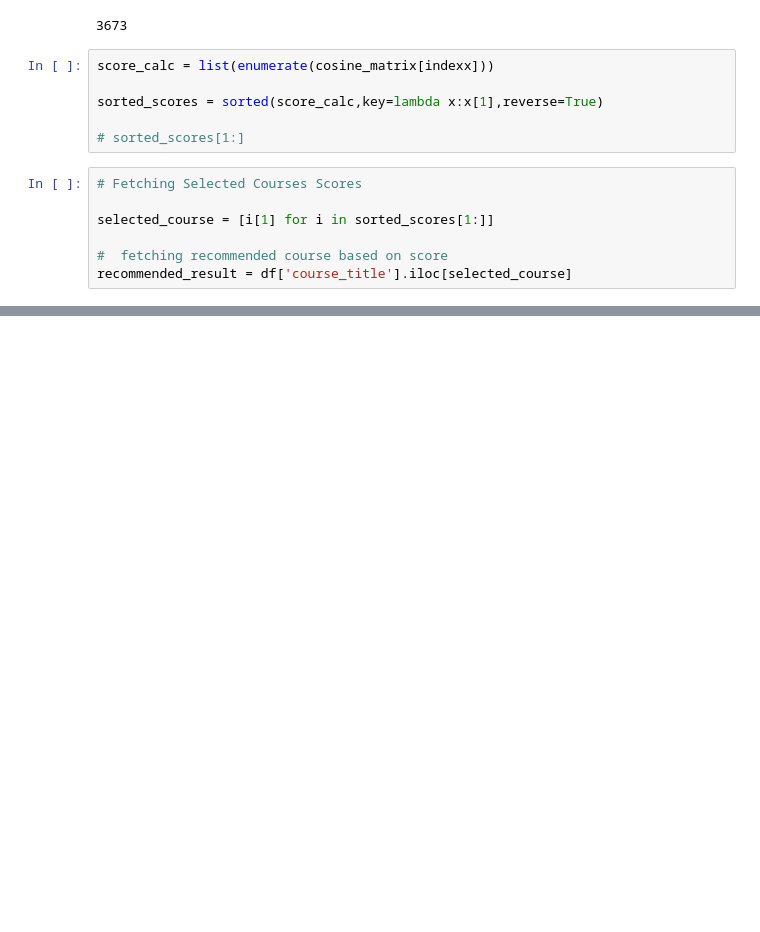
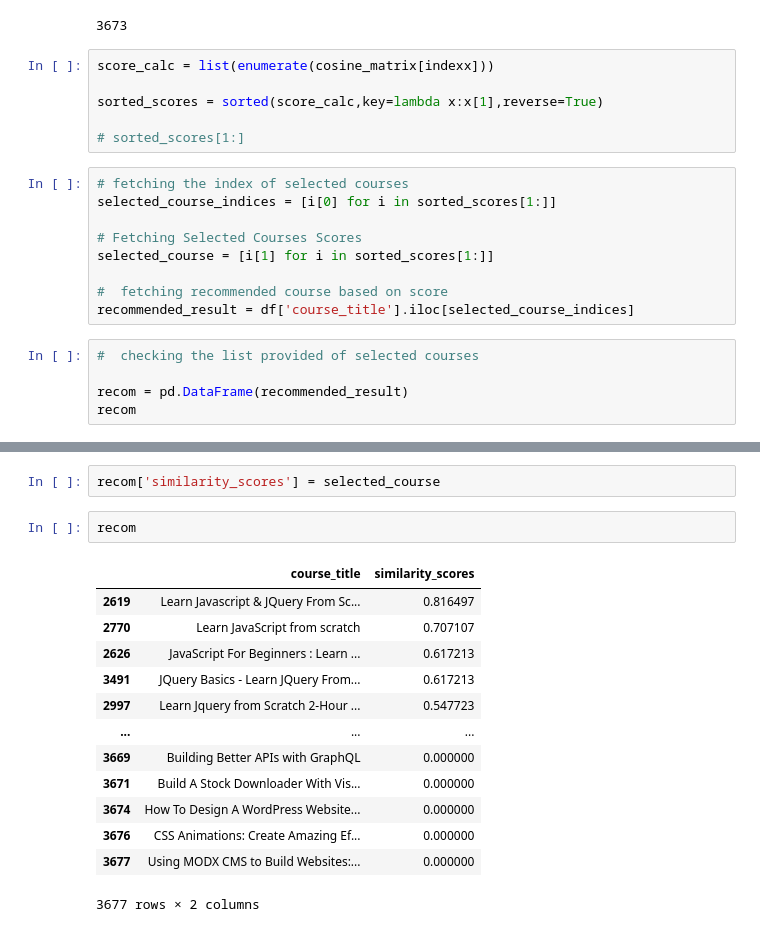
Before and after one commit to gauri282003/recommender-system-udemy, a Jupyter notebook: udemy_course_recommendation_system.ipynb, the cells around one changed output, grey strips where cells are left out. Drawn from its saved outputs; the diff is of its cells as text; blank space fills up the shorter version.

Commit message:
working on scores, similarity scores

```diff
--- a/udemy_course_recommendation_system.ipynb
+++ b/udemy_course_recommendation_system.ipynb
@@ -142,9 +146,16 @@ sorted_scores = sorted(score_calc,key=lambda x:x[1],reverse=True)
 
 # sorted_scores[1:]
 # %%
+# fetching the index of selected courses
+selected_course_indices = [i[0] for i in sorted_scores[1:]]
+
 # Fetching Selected Courses Scores
-
 selected_course = [i[1] for i in sorted_scores[1:]]
 
 #  fetching recommended course based on score
-recommended_result = df['course_title'].iloc[selected_course]
+recommended_result = df['course_title'].iloc[selected_course_indices]
+# %%
+#  checking the list provided of selected courses
+
+recom = pd.DataFrame(recommended_result)
+recom
@@ -150,0 +176,18 @@ recommended_result = df['course_title'].iloc[selected_course]
+# %%
+recom['similarity_scores'] = selected_course
+# %%
+recom
+# %% [output]
+|  | course_title | similarity_scores |
+| 2619 | Learn Javascript & JQuery From Sc... | 0.816497 |
+| 2770 | Learn JavaScript from scratch | 0.707107 |
+| 2626 | JavaScript For Beginners : Learn ... | 0.617213 |
+| 3491 | JQuery Basics - Learn JQuery From... | 0.617213 |
+| 2997 | Learn Jquery from Scratch 2-Hour ... | 0.547723 |
+| ... | ... | ... |
+| 3669 | Building Better APIs with GraphQL | 0.000000 |
+| 3671 | Build A Stock Downloader With Vis... | 0.000000 |
+| 3674 | How To Design A WordPress Website... | 0.000000 |
+| 3676 | CSS Animations: Create Amazing Ef... | 0.000000 |
+| 3677 | Using MODX CMS to Build Websites:... | 0.000000 |
+3677 rows × 2 columns
```
Also changed, not shown: parts of 3 cells of this notebook.
